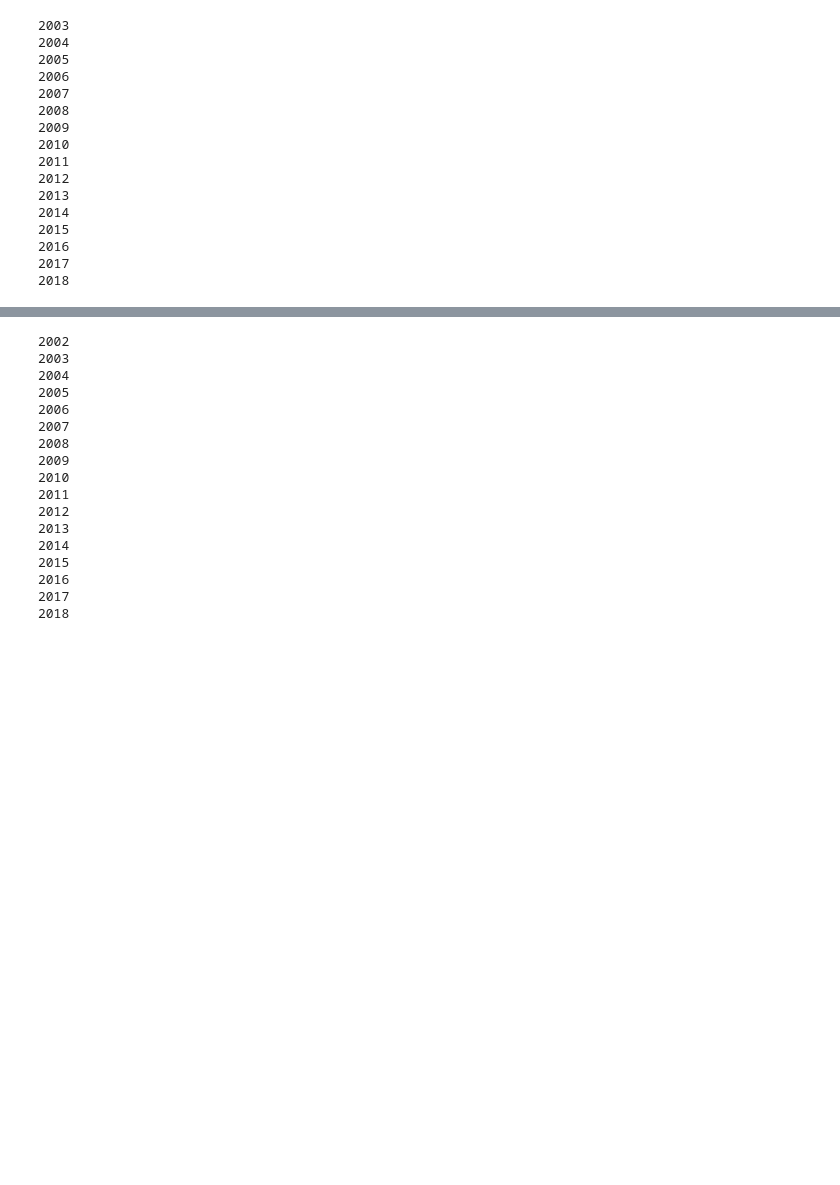
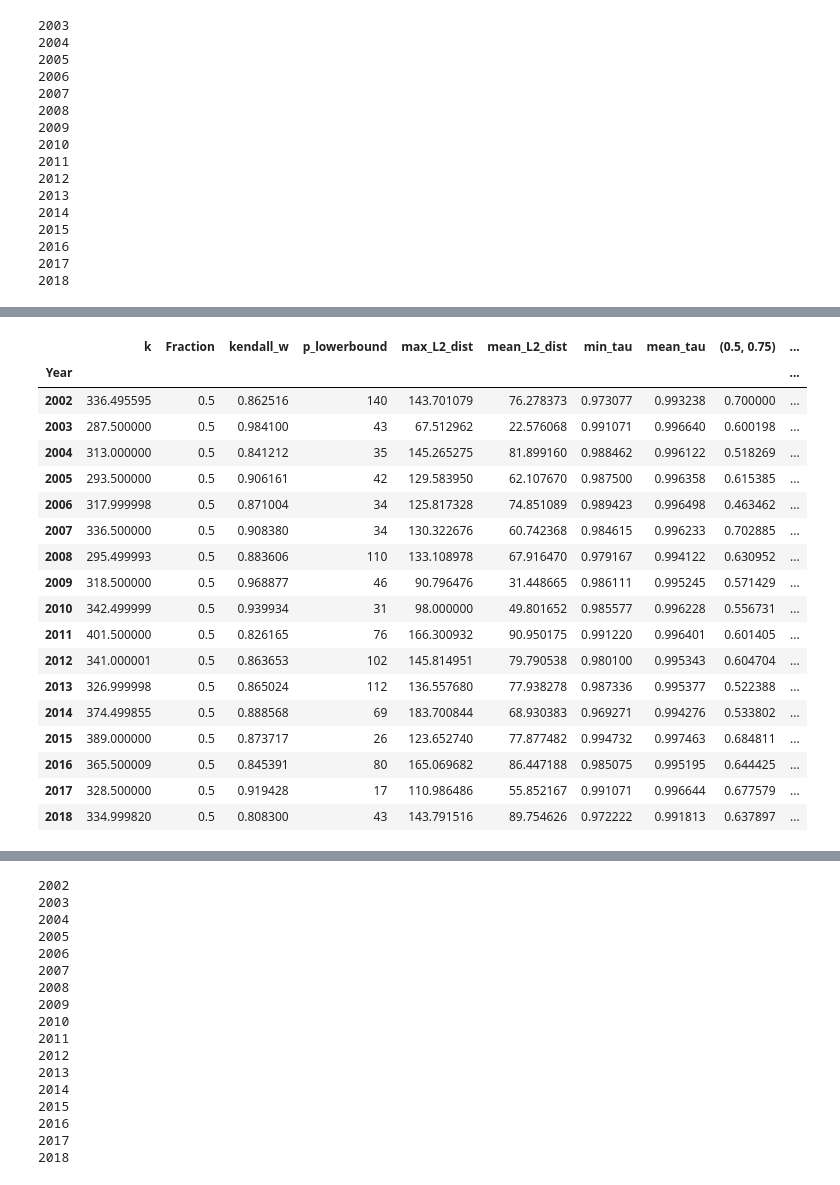
Before and after one commit to IGARDS/sensitivity_study, a Jupyter notebook: experiments/MarchMadness.ipynb, the cells around one changed output, grey strips where cells are left out. Saved outputs shown, nothing was run; the diff lists cells and outputs as text; code cells hidden in the pictures; blank space fills up the shorter version.

```diff
--- a/experiments/MarchMadness.ipynb
+++ b/experiments/MarchMadness.ipynb
@@ -50,6 +51,3 @@ games[year]
 | 5538 | 351 | 347 | 737074 | 2018-01-15 | 1 | 77 | -1 | 67 | Wright_St | Youngstown_St | ... |
 | 5539 | 351 | 347 | 737093 | 2018-02-03 | -1 | 83 | 1 | 57 | Wright_St | Youngstown_St | ... |
 5210 rows × 12 columns
-# %%
-year = "2002"
-games[year]
@@ -200,5 +237,26 @@ rankability_results
 # %%
-for_corr = rankability_results.loc[rankability_results.Fraction==0.5].set_index('Year').join(results)
+for_corr = rankability_results.loc[rankability_results.Fraction==pair_to_predict[0]].set_index('Year').join(results)
+for_corr
+# %% [output]
+|  | k | Fraction | kendall_w | p_lowerbound | max_L2_dist | mean_L2_dist | min_tau | mean_tau | (0.5, 0.75) | ... |
+| Year |  |  |  |  |  |  |  |  |  | ... |
+| 2002 | 336.495595 | 0.5 | 0.862516 | 140 | 143.701079 | 76.278373 | 0.973077 | 0.993238 | 0.700000 | ... |
+| 2003 | 287.500000 | 0.5 | 0.984100 | 43 | 67.512962 | 22.576068 | 0.991071 | 0.996640 | 0.600198 | ... |
+| 2004 | 313.000000 | 0.5 | 0.841212 | 35 | 145.265275 | 81.899160 | 0.988462 | 0.996122 | 0.518269 | ... |
+| 2005 | 293.500000 | 0.5 | 0.906161 | 42 | 129.583950 | 62.107670 | 0.987500 | 0.996358 | 0.615385 | ... |
+| 2006 | 317.999998 | 0.5 | 0.871004 | 34 | 125.817328 | 74.851089 | 0.989423 | 0.996498 | 0.463462 | ... |
+| 2007 | 336.500000 | 0.5 | 0.908380 | 34 | 130.322676 | 60.742368 | 0.984615 | 0.996233 | 0.702885 | ... |
+| 2008 | 295.499993 | 0.5 | 0.883606 | 110 | 133.108978 | 67.916470 | 0.979167 | 0.994122 | 0.630952 | ... |
+| 2009 | 318.500000 | 0.5 | 0.968877 | 46 | 90.796476 | 31.448665 | 0.986111 | 0.995245 | 0.571429 | ... |
+| 2010 | 342.499999 | 0.5 | 0.939934 | 31 | 98.000000 | 49.801652 | 0.985577 | 0.996228 | 0.556731 | ... |
+| 2011 | 401.500000 | 0.5 | 0.826165 | 76 | 166.300932 | 90.950175 | 0.991220 | 0.996401 | 0.601405 | ... |
+| 2012 | 341.000001 | 0.5 | 0.863653 | 102 | 145.814951 | 79.790538 | 0.980100 | 0.995343 | 0.604704 | ... |
+| 2013 | 326.999998 | 0.5 | 0.865024 | 112 | 136.557680 | 77.938278 | 0.987336 | 0.995377 | 0.522388 | ... |
+| 2014 | 374.499855 | 0.5 | 0.888568 | 69 | 183.700844 | 68.930383 | 0.969271 | 0.994276 | 0.533802 | ... |
+| 2015 | 389.000000 | 0.5 | 0.873717 | 26 | 123.652740 | 77.877482 | 0.994732 | 0.997463 | 0.684811 | ... |
+| 2016 | 365.500009 | 0.5 | 0.845391 | 80 | 165.069682 | 86.447188 | 0.985075 | 0.995195 | 0.644425 | ... |
+| 2017 | 328.500000 | 0.5 | 0.919428 | 17 | 110.986486 | 55.852167 | 0.991071 | 0.996644 | 0.677579 | ... |
+| 2018 | 334.999820 | 0.5 | 0.808300 | 43 | 143.791516 | 89.754626 | 0.972222 | 0.991813 | 0.637897 | ... |
 # %%
 for_corr.corr()
 # %% [output]
```
Also changed, not shown: parts of 27 cells of this notebook.
